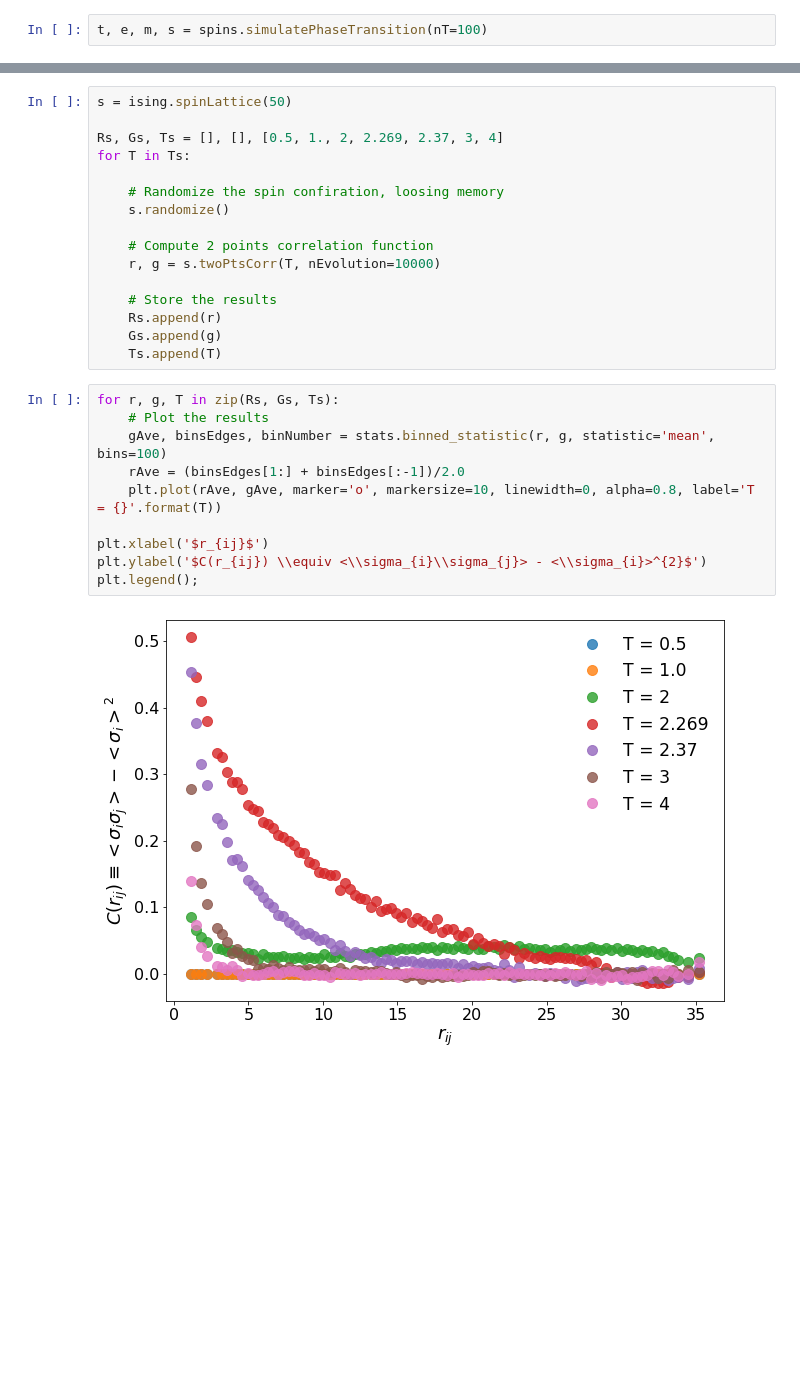
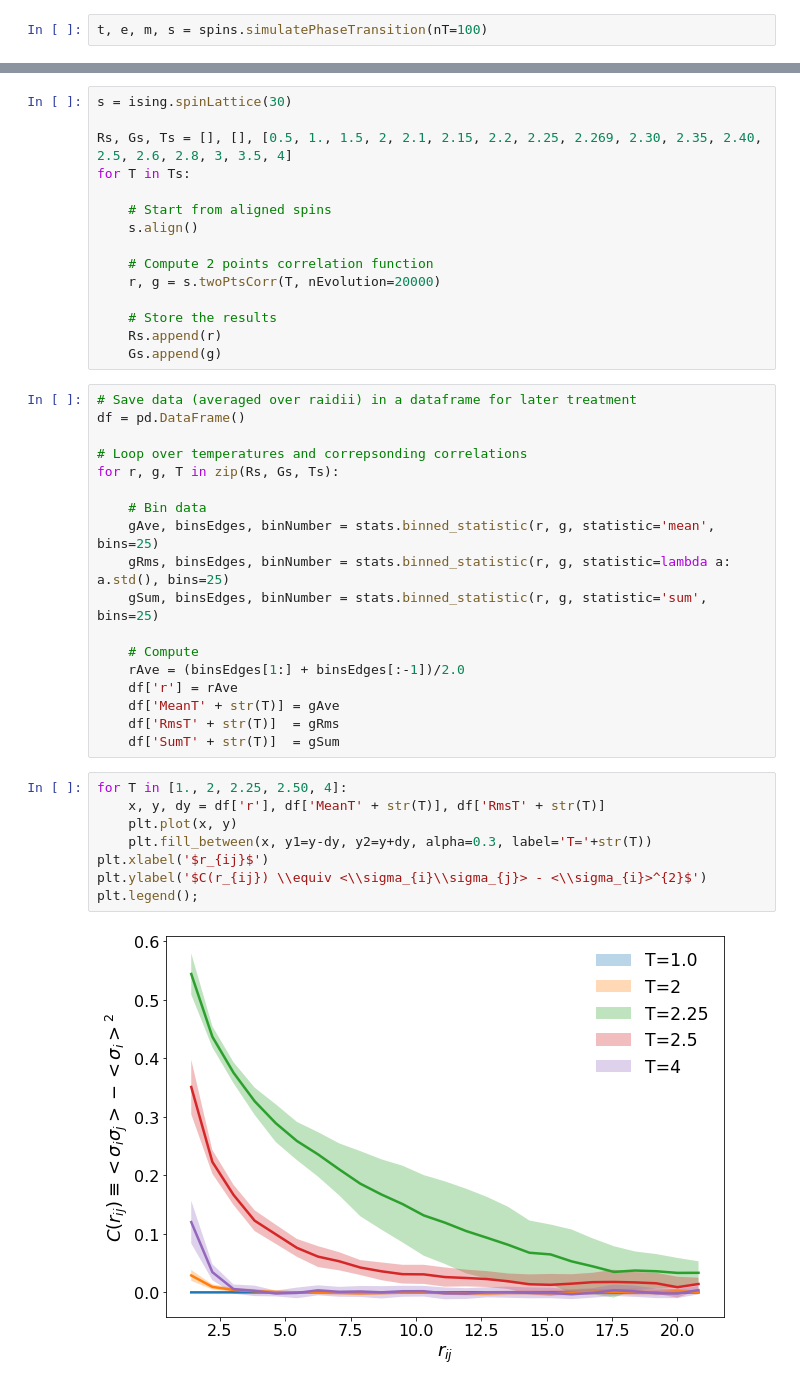
Before and after one commit to rmadar/isingmodel2d, a Jupyter notebook: IsingModel.ipynb, the cells around one changed output, grey strips where cells are left out. Saved outputs shown, nothing was run; the diff lists cells and outputs as text; blank space fills up the shorter version.

Commit message:
Adding correlation distance

```diff
--- a/IsingModel.ipynb
+++ b/IsingModel.ipynb
@@ -110,28 +113,43 @@ plt.legend();
 # %%
-s = ising.spinLattice(50)
+s = ising.spinLattice(30)
 
-Rs, Gs, Ts = [], [], [0.5, 1., 2, 2.269, 2.37, 3, 4]
+Rs, Gs, Ts = [], [], [0.5, 1., 1.5, 2, 2.1, 2.15, 2.2, 2.25, 2.269, 2.30, 2.35, 2.40, 2.5, 2.6, 2.8, 3, 3.5, 4]
 for T in Ts:
 
-    # Randomize the spin confiration, loosing memory
-    s.randomize()
+    # Start from aligned spins
+    s.align()
 
     # Compute 2 points correlation function
-    r, g = s.twoPtsCorr(T, nEvolution=10000)
+    r, g = s.twoPtsCorr(T, nEvolution=20000)
 
     # Store the results
     Rs.append(r)
     Gs.append(g)
-    Ts.append(T)
+# %%
+# Save data (averaged over raidii) in a dataframe for later treatment
+df = pd.DataFrame()
+
+# Loop over temperatures and correpsonding correlations
+for r, g, T in zip(Rs, Gs, Ts):
+
+    # Bin data
+    gAve, binsEdges, binNumber = stats.binned_statistic(r, g, statistic='mean', bins=25)
+    gRms, binsEdges, binNumber = stats.binned_statistic(r, g, statistic=lambda a: a.std(), bins=25)
+    gSum, binsEdges, binNumber = stats.binned_statistic(r, g, statistic='sum', bins=25)
+
+    # Compute
+    rAve = (binsEdges[1:] + binsEdges[:-1])/2.0
+    df['r'] = rAve
+    df['MeanT' + str(T)] = gAve
+    df['RmsT' + str(T)]  = gRms
+    df['SumT' + str(T)]  = gSum
 # %%
-for r, g, T in zip(Rs, Gs, Ts):
-    # Plot the results
-    gAve, binsEdges, binNumber = stats.binned_statistic(r, g, statistic='mean', bins=100)
-    rAve = (binsEdges[1:] + binsEdges[:-1])/2.0
-    plt.plot(rAve, gAve, marker='o', markersize=10, linewidth=0, alpha=0.8, label='T = {}'.format(T))
-
+for T in [1., 2, 2.25, 2.50, 4]:
+    x, y, dy = df['r'], df['MeanT' + str(T)], df['RmsT' + str(T)]
+    plt.plot(x, y)
+    plt.fill_between(x, y1=y-dy, y2=y+dy, alpha=0.3, label='T='+str(T))
 plt.xlabel('$r_{ij}$')
 plt.ylabel('$C(r_{ij}) \\equiv <\\sigma_{i}\\sigma_{j}> - <\\sigma_{i}>^{2}$')
 plt.legend();
 # %% [output]
-[figure, old version]
+[figure, new version]
```
Also changed, not shown: parts of 6 cells of this notebook, 1 other file.
